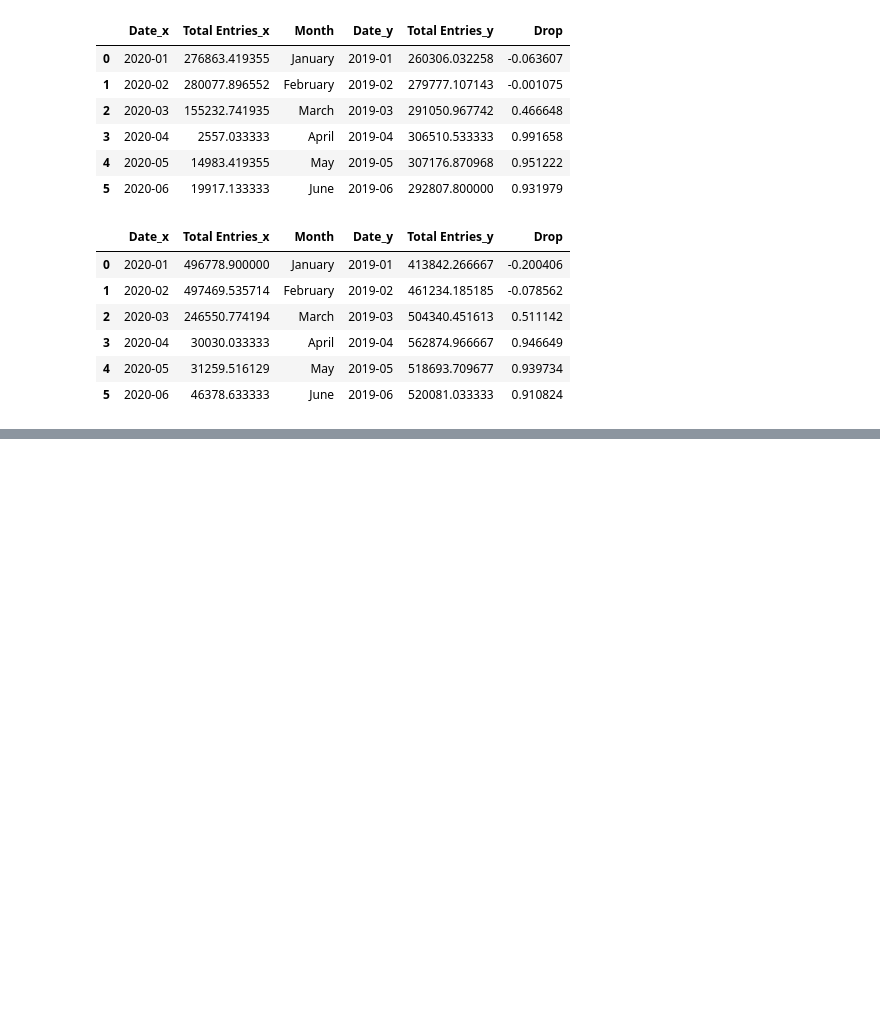
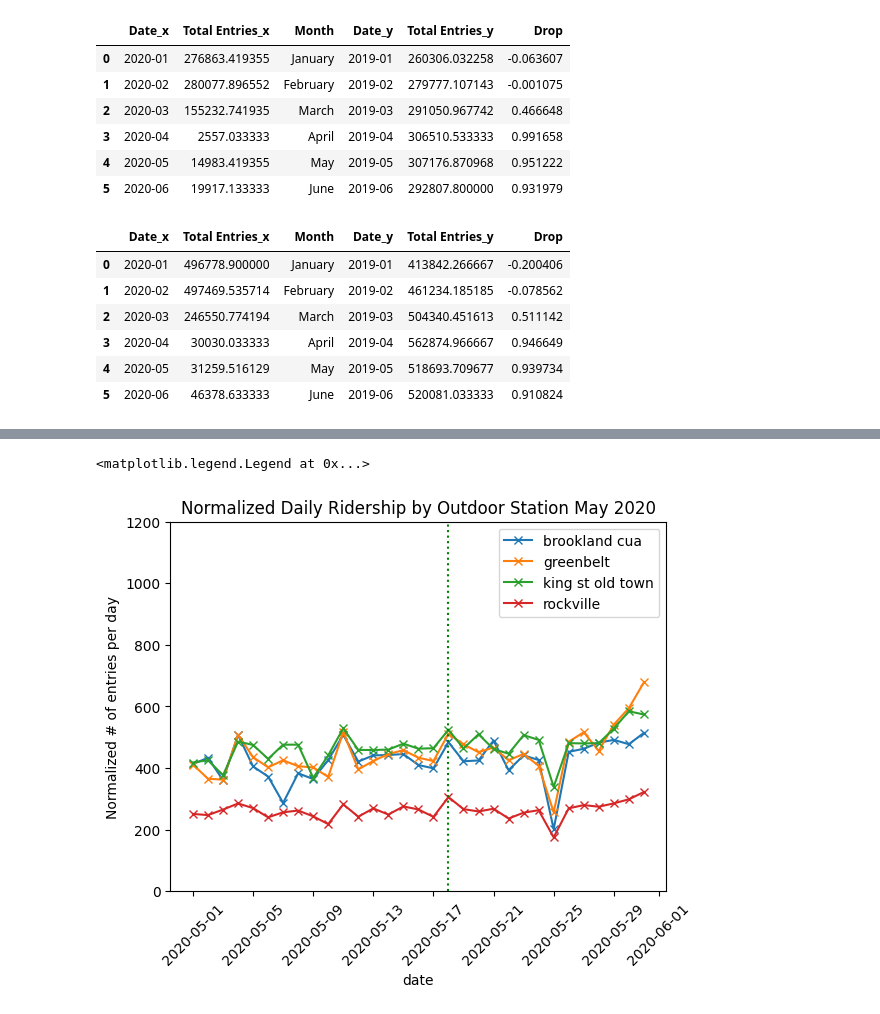
Before and after one commit to kylearbide/DC-Metro-Ridership-Covid, a Jupyter notebook: analysis.ipynb, the cells around one changed output, grey strips where cells are left out. Saved outputs shown, nothing was run; the diff lists cells and outputs as text; code cells hidden in the pictures; blank space fills up the shorter version.

```diff
--- a/analysis.ipynb
+++ b/analysis.ipynb
@@ -136,0 +251,37 @@ ax.legend()
+# %%
+mask_mandate_rail_df = metrorail_station_df[(metrorail_station_df['Date'] >= "2020-05-01") & (metrorail_station_df['Date'] < "2020-06-01")].sort_values("Date")
+
+rail_means_2020 = mask_mandate_rail_df.groupby(['DOTW','Station'])['Total Entries'].mean().reset_index().rename(columns={"Total Entries":"Mean"})
+
+mask_mandate_rail_df = mask_mandate_rail_df[["Date","Total Entries", "DOTW",'Station',"Location"]].merge(rail_means_2020, on=["DOTW","Station"])
+
+station_means_2020 = mask_mandate_rail_df.groupby(['Station'])['Total Entries'].mean().reset_index().rename(columns={"Total Entries":"Station Mean"})
+
+mask_mandate_rail_df = mask_mandate_rail_df.merge(station_means_2020, on="Station")
+
+mask_mandate_rail_df['Norm Entries'] = mask_mandate_rail_df['Total Entries'] / (mask_mandate_rail_df["Mean"]/mask_mandate_rail_df["Station Mean"])
+
+mask_mandate_rail_df.sort_values("Date", inplace=True)
+
+# norm_x = np.linspace(0,1,len(mask_mandate_rail_df.loc[:, "Norm Entries"]))
+# z = np.polyfit(norm_x,pd.to_numeric(mask_mandate_rail_df['Norm Entries']),2)
+# poly_eqn = np.poly1d(z)
+# y_hat_2 = poly_eqn(norm_x)
+
+fig, ax = plt.subplots()
+for label, df in mask_mandate_rail_df.groupby('Station'):
+    if label not in ['judiciary square','wiehle reston']:
+        if df['Location'].iloc[0] == "outdoor":
+            ax.plot(df['Date'],df['Norm Entries'], label=label, marker="x")
+
+ax.axvline(dt.datetime(2020, 5, 18), linestyle="dotted", color="green")
+# ax.plot(mask_mandate_rail_df['Date'],y_hat_2,color = "orange", linestyle="dashed")
+ax.set_title("Normalized Daily Ridership by Outdoor Station May 2020")
+ax.set_xlabel("date")
+ax.set_ylabel("Normalized # of entries per day")
+ax.tick_params(axis='x', rotation=45)
+ax.set_ylim(bottom=0, top=1200)
+ax.legend()
+# %% [output]
+<matplotlib.legend.Legend at 0x...>
+[figure, added]
```
Also changed, not shown: parts of 18 cells of this notebook.
